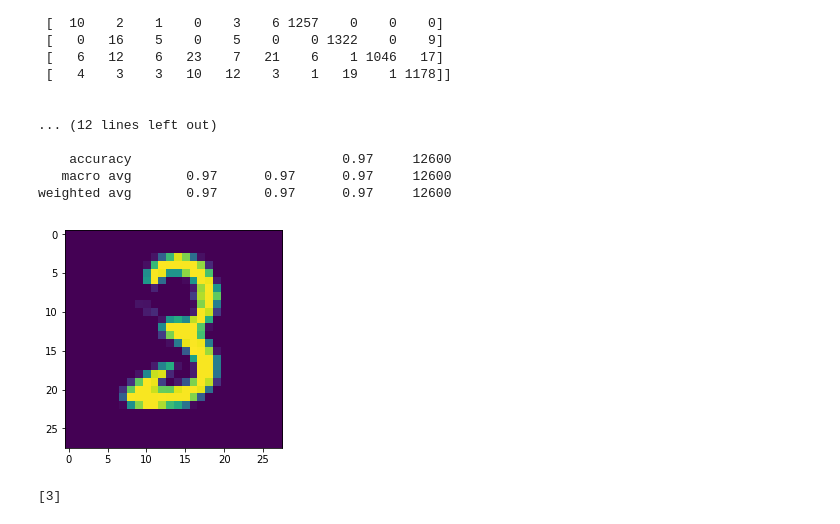
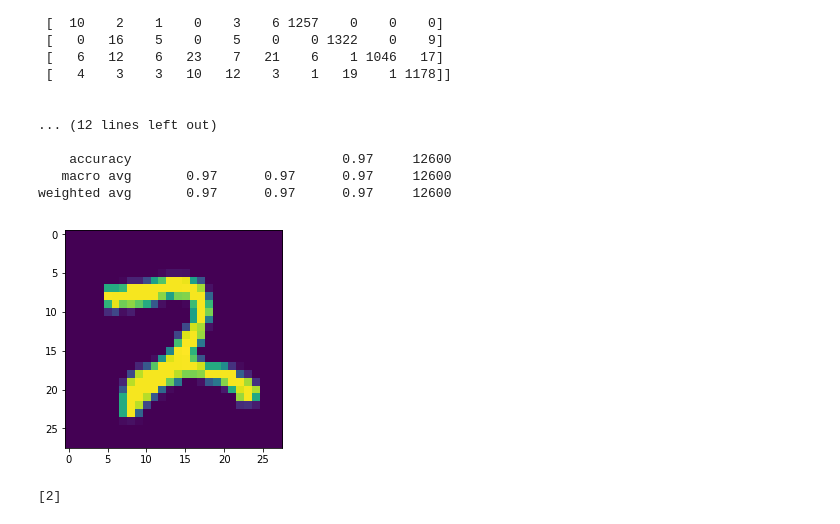
Before and after one commit to hemant5668/deep-learning, a Jupyter notebook: digit_recognizer.ipynb, the cells around one changed output. Drawn from its saved outputs; the diff is of its cells as text; code cells hidden in the pictures.

```diff
--- a/digit_recognizer.ipynb
+++ b/digit_recognizer.ipynb
@@ -87,15 +87,15 @@ weighted avg       0.97      0.97      0.97     12600
 # %%
 test_data=pd.read_csv('/content/test.csv').values
 # %%
-d=test_data[4]
+d=test_data[27000]
 d.shape=(28,28)
 plt.imshow(d)
 plt.show()
-predict=knn.predict([test_data[4]])
+predict=knn.predict([test_data[27000]])
 print(predict)
 # %% [output]
-[figure, old version]
+[figure, new version]
-[3]
+[2]
 # %%
 predictions_test=knn.predict(test_data)
 # %%
```
Also changed, not shown: parts of 2 cells of this notebook.
